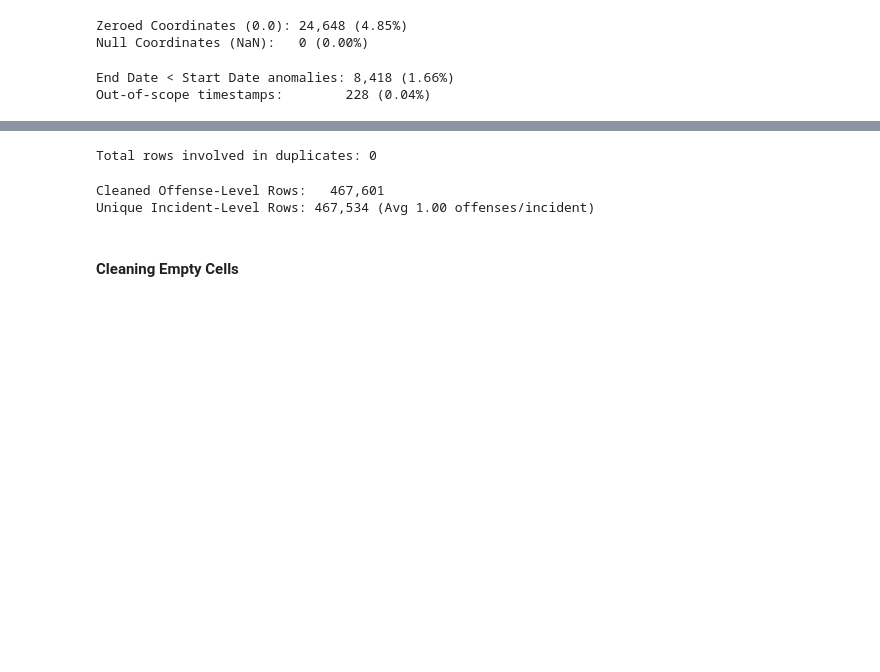
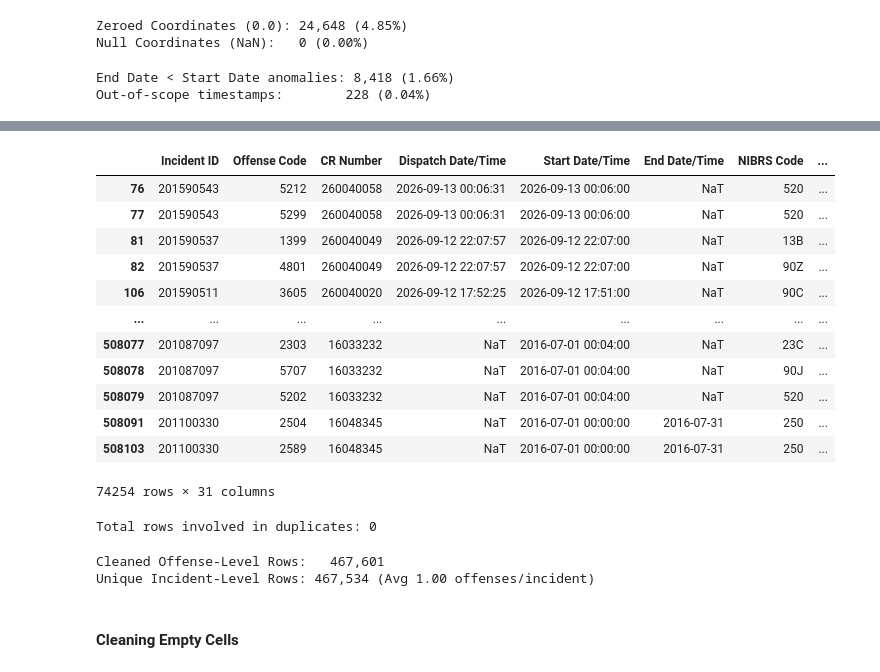
Before and after one commit to ArunaMahaGamage/MSC-AI-CW1, a Jupyter notebook: CW1.ipynb, the cells around one changed output, grey strips where cells are left out. Saved outputs shown, nothing was run; the diff lists cells and outputs as text; code cells hidden in the pictures; blank space fills up the shorter version.

```diff
--- a/CW1.ipynb
+++ b/CW1.ipynb
@@ -142,3 +278,20 @@ Total rows involved in duplicates: 74,254
+# %%
+pd.set_option('display.max_columns', None)
+display(all_dups_Incident_ID) # Use print(all_dups) if not in a Jupyter notebook
+# %% [output]
+|  | Incident ID | Offense Code | CR Number | Dispatch Date/Time | Start Date/Time | End Date/Time | NIBRS Code | ... |
+| 76 | 201590543 | 5212 | 260040058 | 2026-09-13 00:06:31 | 2026-09-13 00:06:00 | NaT | 520 | ... |
+| 77 | 201590543 | 5299 | 260040058 | 2026-09-13 00:06:31 | 2026-09-13 00:06:00 | NaT | 520 | ... |
+| 81 | 201590537 | 1399 | 260040049 | 2026-09-12 22:07:57 | 2026-09-12 22:07:00 | NaT | 13B | ... |
+| 82 | 201590537 | 4801 | 260040049 | 2026-09-12 22:07:57 | 2026-09-12 22:07:00 | NaT | 90Z | ... |
+| 106 | 201590511 | 3605 | 260040020 | 2026-09-12 17:52:25 | 2026-09-12 17:51:00 | NaT | 90C | ... |
+| ... | ... | ... | ... | ... | ... | ... | ... | ... |
+| 508077 | 201087097 | 2303 | 16033232 | NaT | 2016-07-01 00:04:00 | NaT | 23C | ... |
+| 508078 | 201087097 | 5707 | 16033232 | NaT | 2016-07-01 00:04:00 | NaT | 90J | ... |
+| 508079 | 201087097 | 5202 | 16033232 | NaT | 2016-07-01 00:04:00 | NaT | 520 | ... |
+| 508091 | 201100330 | 2504 | 16048345 | NaT | 2016-07-01 00:00:00 | 2016-07-31 | 250 | ... |
+| 508103 | 201100330 | 2589 | 16048345 | NaT | 2016-07-01 00:00:00 | 2016-07-31 | 250 | ... |
+74254 rows × 31 columns
 # %%
 df_clean = df_clean.drop_duplicates(subset=["Incident ID"])
 # Filter for all rows with a duplicated Incident ID
```
Also changed, not shown: parts of 15 cells of this notebook.
